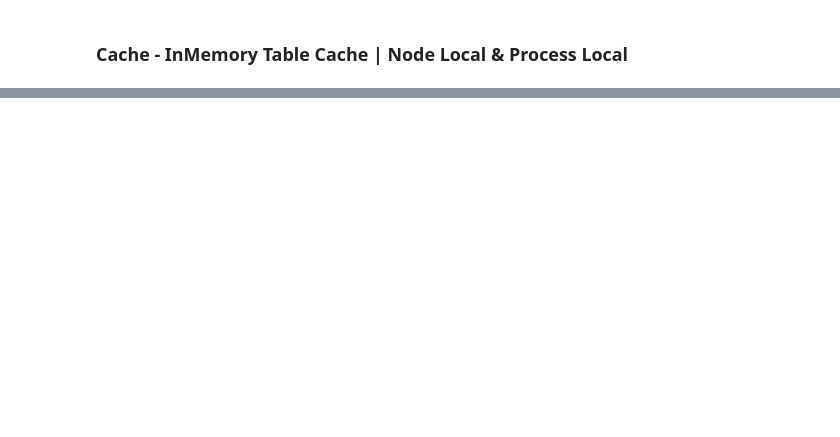
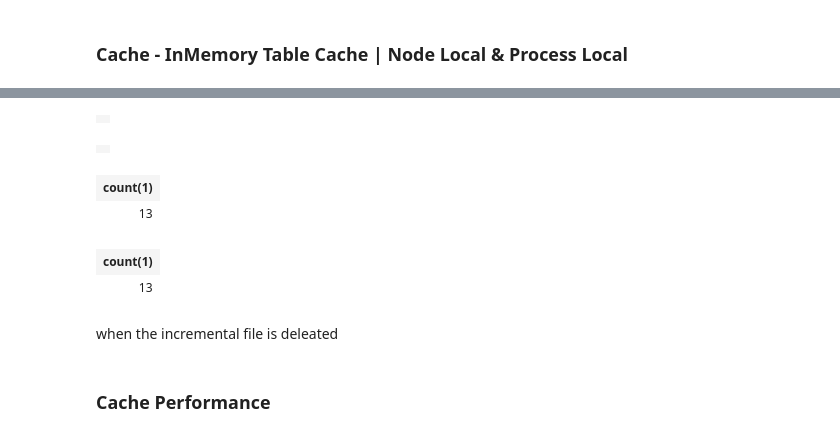
Before and after one commit to srjprtp/Data_engineering_python, a Jupyter notebook: Data_Engneering/19CachingInDepth.ipynb, the cells around one changed output, grey strips where cells are left out. Saved outputs shown, nothing was run; the diff lists cells and outputs as text; code cells hidden in the pictures; blank space fills up the shorter version.

```diff
--- a/Data_Engneering/19CachingInDepth.ipynb
+++ b/Data_Engneering/19CachingInDepth.ipynb
@@ -216,0 +476,14 @@ Py4JJavaError: An error occurred while calling o187.count.
+# %%
+spark.sql("cache table sukum16_caching_demo_ext.sukum16_order_ext ")
+# %% [output]
+|  |
+# %%
+#if you inser a row a new file is created
+spark.sql("insert into sukum16_caching_demo_ext.sukum16_order_ext values (11111, '2023-05-29', 2222,'BOOKED')")
+# %% [output]
+|  |
+# %%
+spark.sql("select count(*) from sukum16_caching_demo_ext.sukum16_order_ext")
+# %% [output]
+| count(1) |
+| 13 |
@@ -216,0 +492,5 @@ Py4JJavaError: An error occurred while calling o187.count.
+# %%
+spark.sql("select count(*) from sukum16_caching_demo_ext.sukum16_order_ext")
+# %% [output]
+| count(1) |
+| 13 |
@@ -216,0 +503,2 @@ Py4JJavaError: An error occurred while calling o187.count.
+# %% [markdown]
+when the incremental file is deleated
@@ -216,0 +508,2 @@ Py4JJavaError: An error occurred while calling o187.count.
+# %% [markdown]
+### Cache Performance
```
Also changed, not shown: parts of 70 cells of this notebook, 1 other file.
